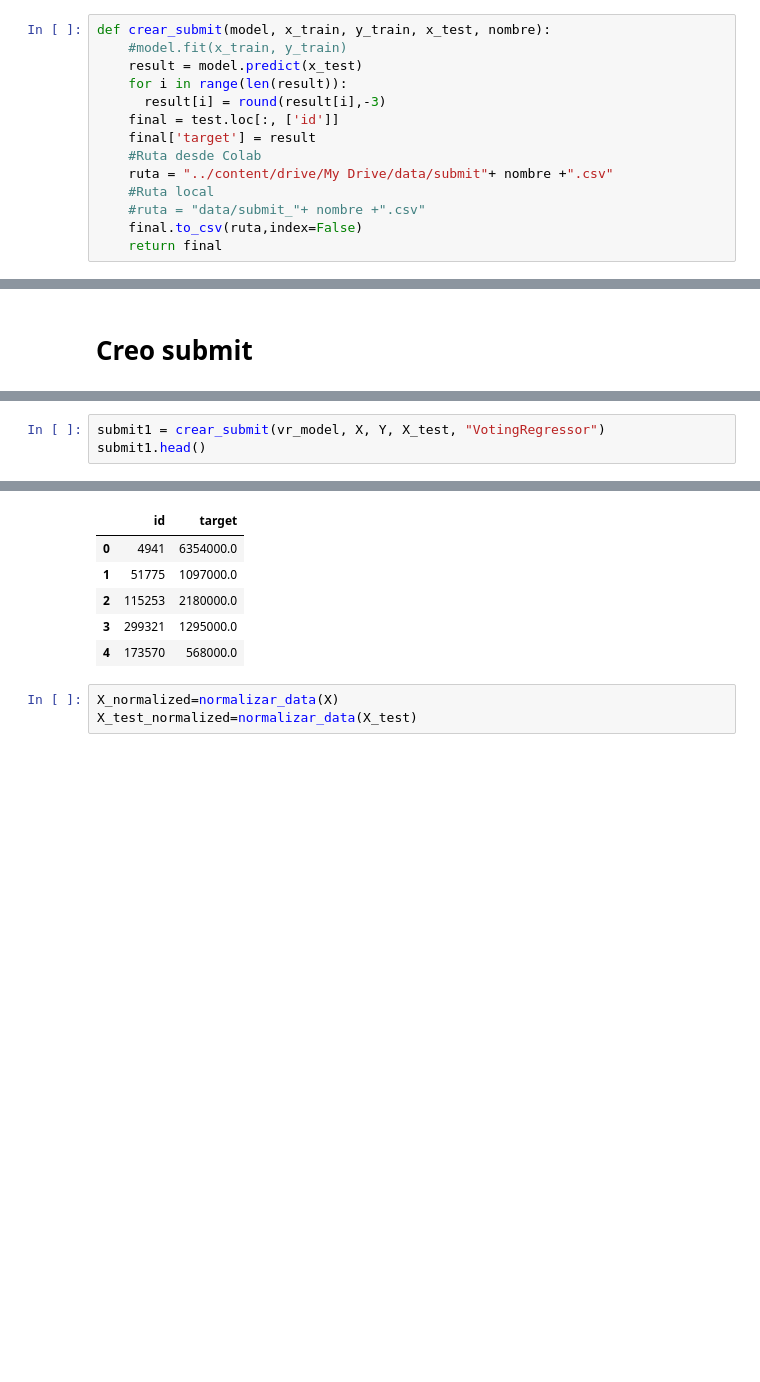
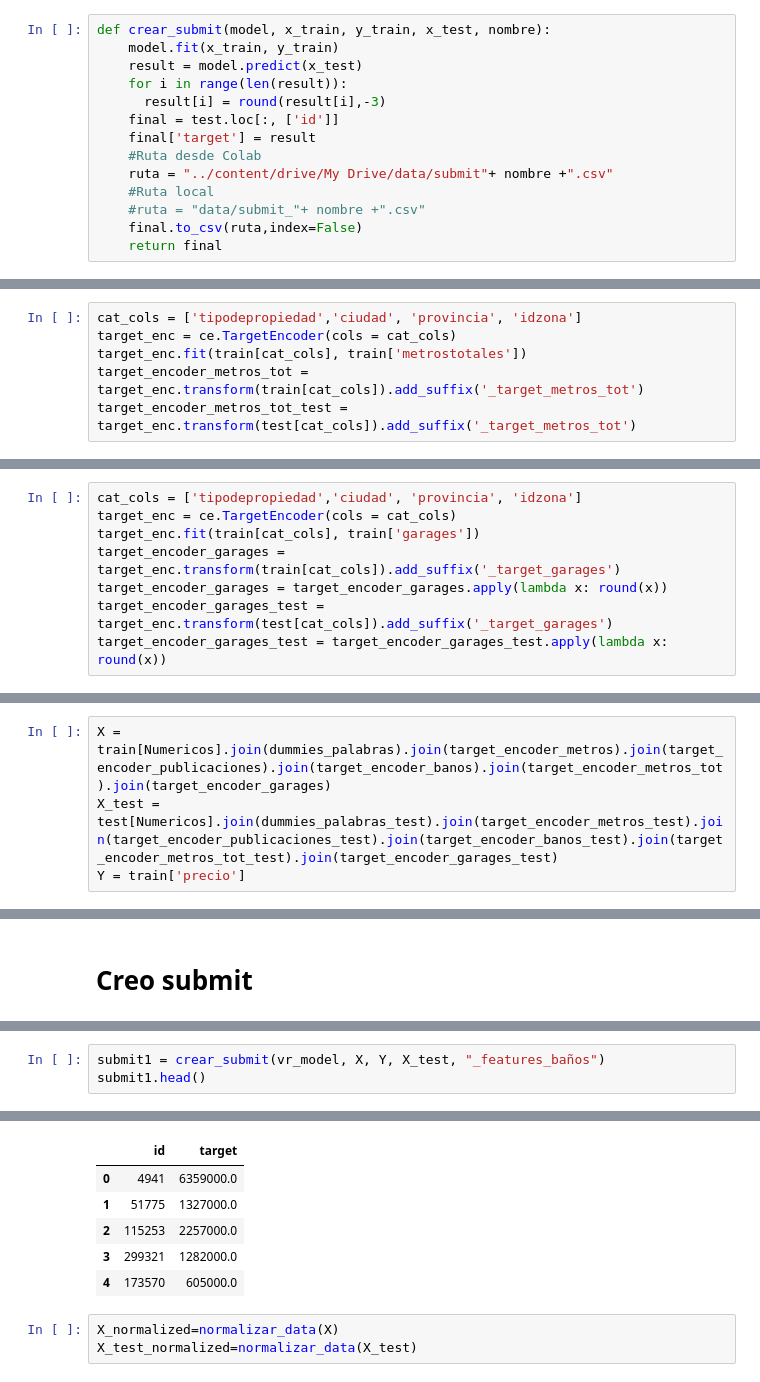
Before and after one commit to luctiz/Grupo43-TP2, a Jupyter notebook: TP2.ipynb, the cells around one changed output, grey strips where cells are left out. Cells and saved outputs as stored; diff of their text form; blank space fills up the shorter version.

```diff
--- a/TP2.ipynb
+++ b/TP2.ipynb
@@ -378,7 +378,7 @@ Y = train['precio']
 # Armado de modelos
 # %%
 def crear_submit(model, x_train, y_train, x_test, nombre):
-    #model.fit(x_train, y_train)
+    model.fit(x_train, y_train)
     result = model.predict(x_test)
     for i in range(len(result)):
       result[i] = round(result[i],-3)
@@ -554,0 +555,6 @@ RF_mae_score2
+# %%
+cat_cols = ['tipodepropiedad','ciudad', 'provincia', 'idzona']
+target_enc = ce.TargetEncoder(cols = cat_cols)
+target_enc.fit(train[cat_cols], train['metrostotales'])
+target_encoder_metros_tot = target_enc.transform(train[cat_cols]).add_suffix('_target_metros_tot')
+target_encoder_metros_tot_test = target_enc.transform(test[cat_cols]).add_suffix('_target_metros_tot')
@@ -554,0 +572,8 @@ RF_mae_score2
+# %%
+cat_cols = ['tipodepropiedad','ciudad', 'provincia', 'idzona']
+target_enc = ce.TargetEncoder(cols = cat_cols)
+target_enc.fit(train[cat_cols], train['garages'])
+target_encoder_garages = target_enc.transform(train[cat_cols]).add_suffix('_target_garages')
+target_encoder_garages = target_encoder_garages.apply(lambda x: round(x))
+target_encoder_garages_test = target_enc.transform(test[cat_cols]).add_suffix('_target_garages')
+target_encoder_garages_test = target_encoder_garages_test.apply(lambda x: round(x))
@@ -554,0 +598,4 @@ RF_mae_score2
+# %%
+X = train[Numericos].join(dummies_palabras).join(target_encoder_metros).join(target_encoder_publicaciones).join(target_encoder_banos).join(target_encoder_metros_tot).join(target_encoder_garages)
+X_test = test[Numericos].join(dummies_palabras_test).join(target_encoder_metros_test).join(target_encoder_publicaciones_test).join(target_encoder_banos_test).join(target_encoder_metros_tot_test).join(target_encoder_garages_test)
+Y = train['precio']
@@ -573,4 +661,4 @@ submit1.head()
 # %%
-submit1 = crear_submit(vr_model, X, Y, X_test, "VotingRegressor")
+submit1 = crear_submit(vr_model, X, Y, X_test, "_features_baños")
 submit1.head()
 # %% [output]
@@ -578,9 +676,9 @@ submit1.head()
 |  | id | target |
-| 0 | 4941 | 6354000.0 |
-| 1 | 51775 | 1097000.0 |
-| 2 | 115253 | 2180000.0 |
-| 3 | 299321 | 1295000.0 |
-| 4 | 173570 | 568000.0 |
+| 0 | 4941 | 6359000.0 |
+| 1 | 51775 | 1327000.0 |
+| 2 | 115253 | 2257000.0 |
+| 3 | 299321 | 1282000.0 |
+| 4 | 173570 | 605000.0 |
 # %%
 X_normalized=normalizar_data(X)
 X_test_normalized=normalizar_data(X_test)
```
Also changed, not shown: parts of 12 cells of this notebook.
